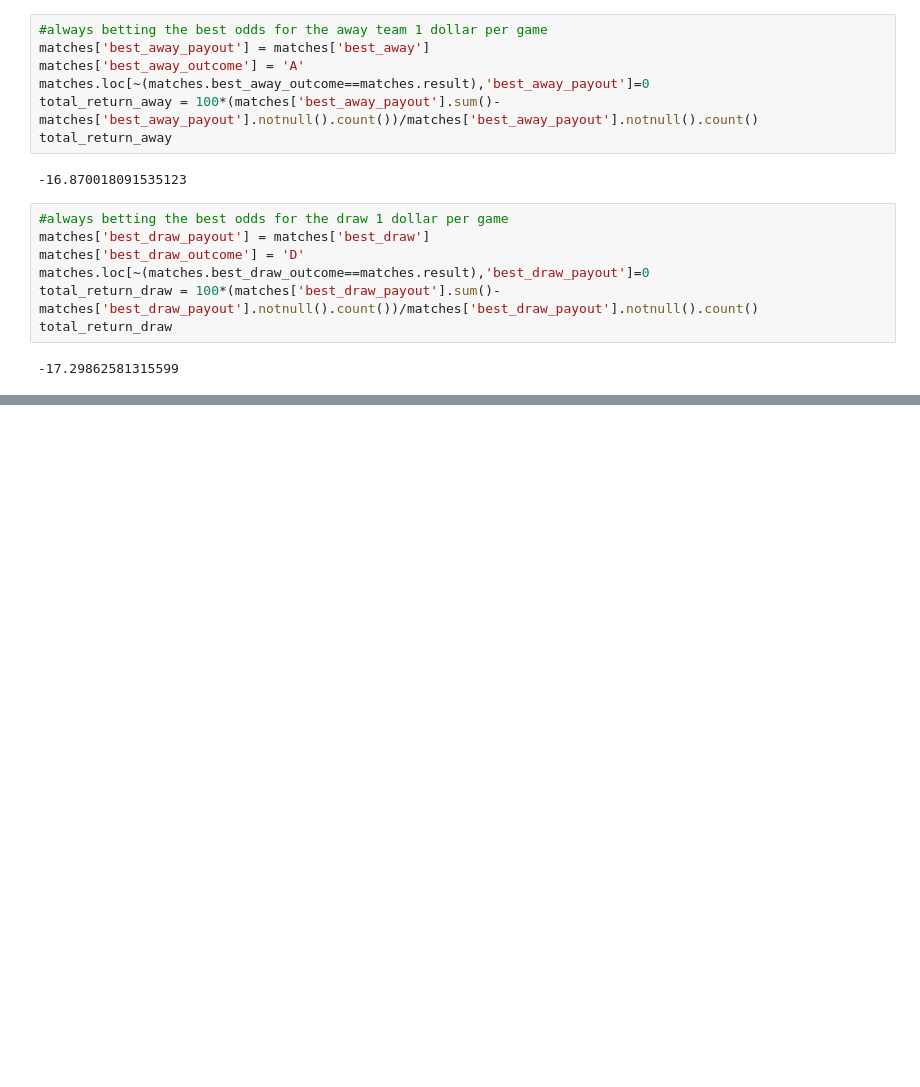
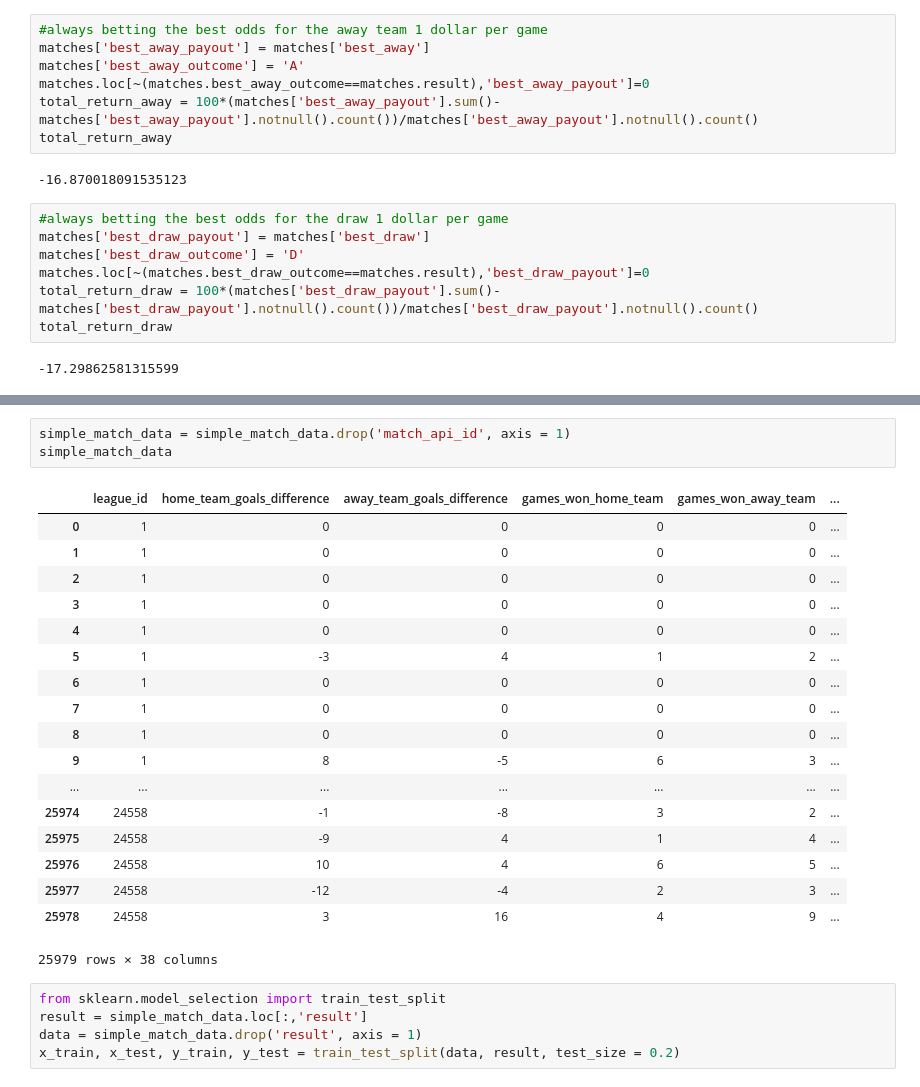
Before and after one commit to rfm2274/Soccer, a Jupyter notebook: Soccer Betting.ipynb, the cells around one changed output, grey strips where cells are left out. Drawn from its saved outputs; the diff is of its cells as text; blank space fills up the shorter version.

```diff
--- a/Soccer Betting.ipynb
+++ b/Soccer Betting.ipynb
@@ -141,0 +287,27 @@ league_name
+# %%
+simple_match_data = simple_match_data.drop('match_api_id', axis = 1)
+simple_match_data
+# %% [output]
+|  | league_id | home_team_goals_difference | away_team_goals_difference | games_won_home_team | games_won_away_team | ... |
+| 0 | 1 | 0 | 0 | 0 | 0 | ... |
+| 1 | 1 | 0 | 0 | 0 | 0 | ... |
+| 2 | 1 | 0 | 0 | 0 | 0 | ... |
+| 3 | 1 | 0 | 0 | 0 | 0 | ... |
+| 4 | 1 | 0 | 0 | 0 | 0 | ... |
+| 5 | 1 | -3 | 4 | 1 | 2 | ... |
+| 6 | 1 | 0 | 0 | 0 | 0 | ... |
+| 7 | 1 | 0 | 0 | 0 | 0 | ... |
+| 8 | 1 | 0 | 0 | 0 | 0 | ... |
+| 9 | 1 | 8 | -5 | 6 | 3 | ... |
+| ... | ... | ... | ... | ... | ... | ... |
+| 25974 | 24558 | -1 | -8 | 3 | 2 | ... |
+| 25975 | 24558 | -9 | 4 | 1 | 4 | ... |
+| 25976 | 24558 | 10 | 4 | 6 | 5 | ... |
+| 25977 | 24558 | -12 | -4 | 2 | 3 | ... |
+| 25978 | 24558 | 3 | 16 | 4 | 9 | ... |
+25979 rows × 38 columns
+# %%
+from sklearn.model_selection import train_test_split
+result = simple_match_data.loc[:,'result']
+data = simple_match_data.drop('result', axis = 1)
+x_train, x_test, y_train, y_test = train_test_split(data, result, test_size = 0.2)
```
Also changed, not shown: parts of 41 cells of this notebook, 1 other file.
